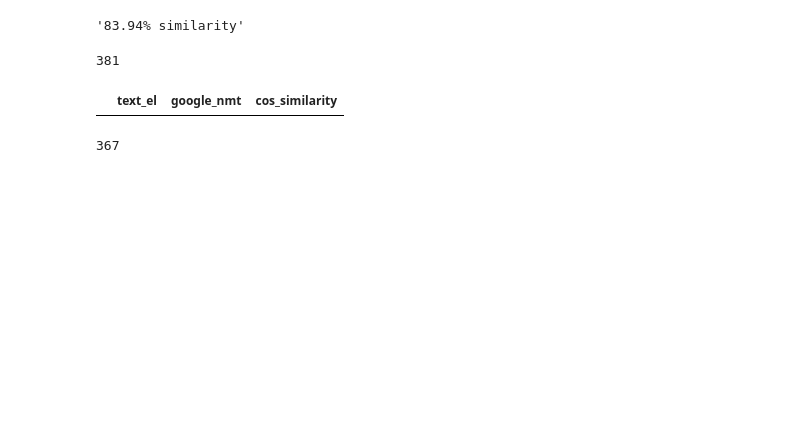
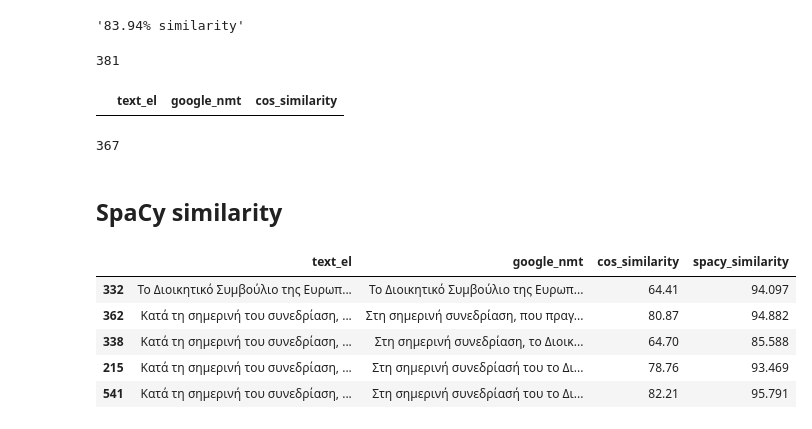
Before and after one commit to dimboump/nettt-2022, a Jupyter notebook: results/cosine_similarity_google.ipynb, the cells around one changed output. Cells and saved outputs as stored; diff of their text form; code cells hidden in the pictures; blank space fills up the shorter version.

```diff
--- a/results/cosine_similarity_google.ipynb
+++ b/results/cosine_similarity_google.ipynb
@@ -188,3 +193,5 @@ ref_df = ref_df.drop(outliers.index)
 ref_df['cos_similarity'].argmin()
 # %% [output]
 367
+# %% [markdown]
+## SpaCy similarity
@@ -190,0 +207,10 @@ ref_df['cos_similarity'].argmin()
+# %%
+ref_df['spacy_similarity'] = ref_df.apply(lambda row: spacy_similarity(row['text_el'], row['google_nmt']), axis=1)
+ref_df.sample(5)
+# %% [output]
+|  | text_el | google_nmt | cos_similarity | spacy_similarity |
+| 332 | Το Διοικητικό Συμβούλιο της Ευρωπ... | Το Διοικητικό Συμβούλιο της Ευρωπ... | 64.41 | 94.097 |
+| 362 | Κατά τη σημερινή του συνεδρίαση, ... | Στη σημερινή συνεδρίαση, που πραγ... | 80.87 | 94.882 |
+| 338 | Κατά τη σημερινή του συνεδρίαση, ... | Στη σημερινή συνεδρίαση, το Διοικ... | 64.70 | 85.588 |
+| 215 | Κατά τη σημερινή του συνεδρίαση, ... | Στη σημερινή συνεδρίασή του το Δι... | 78.76 | 93.469 |
+| 541 | Κατά τη σημερινή του συνεδρίαση, ... | Στη σημερινή συνεδρίασή του το Δι... | 82.21 | 95.791 |
```
Also changed, not shown: parts of 6 cells of this notebook, 1 other file.
